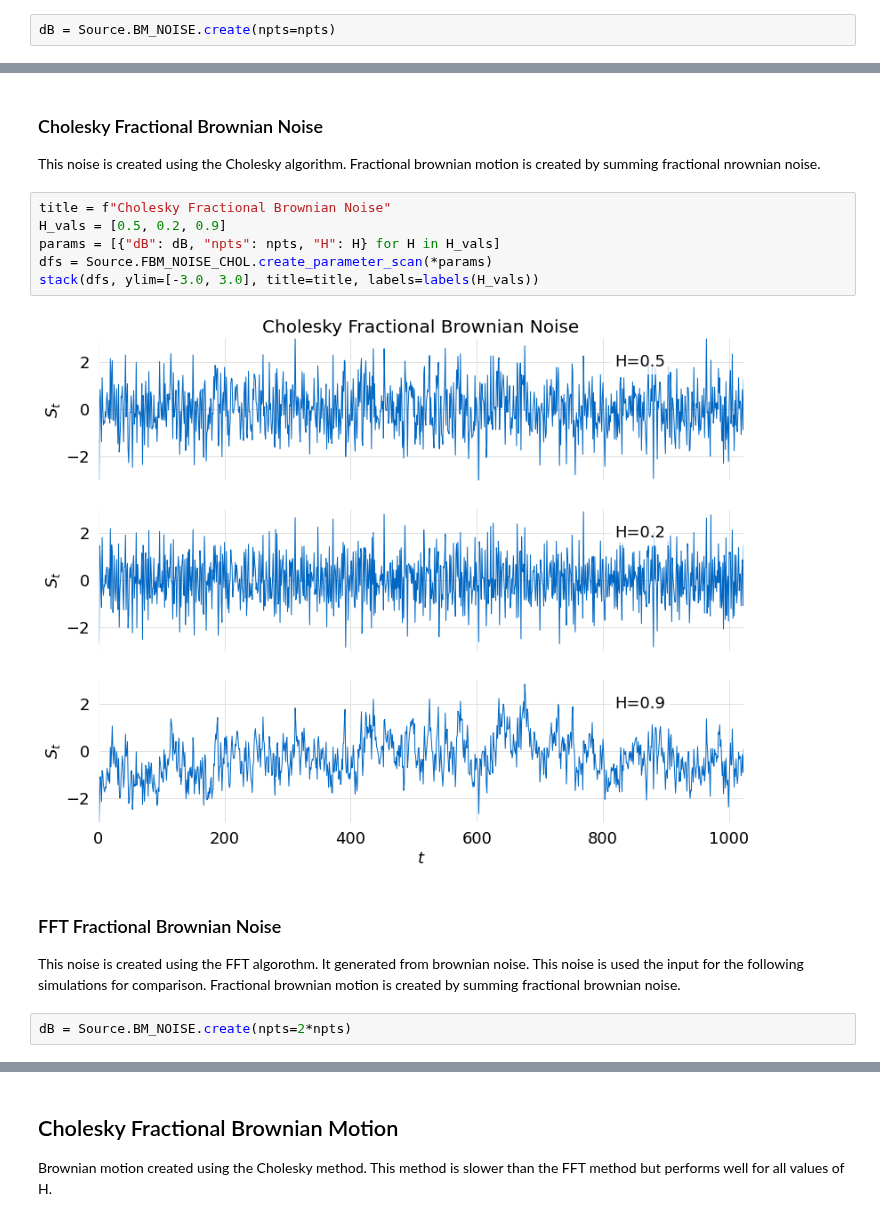
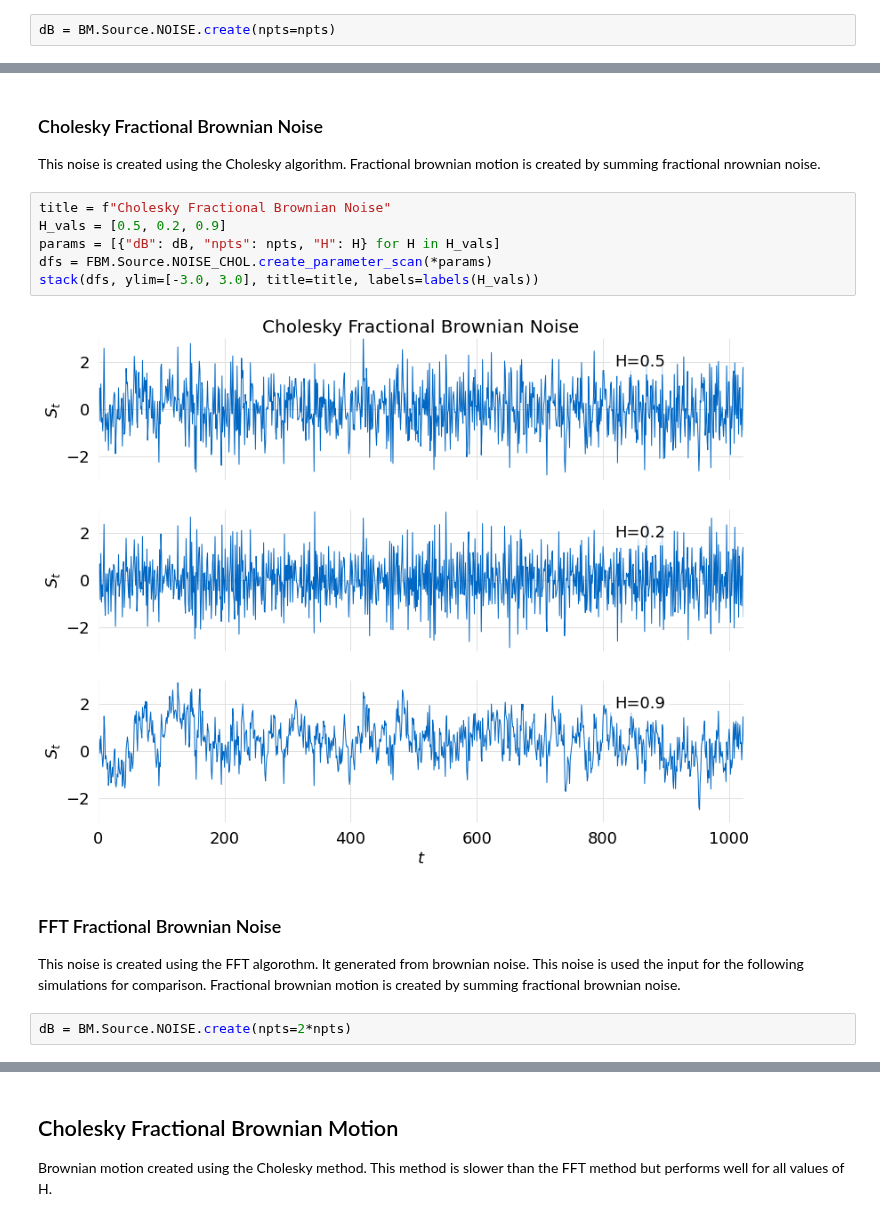
Before and after one commit to glyfish/alef, a Jupyter notebook: notebooks/random_processes/fbm.ipynb, the cells around one changed output, grey strips where cells are left out. Drawn from its saved outputs; the diff is of its cells as text.

```diff
--- a/notebooks/random_processes/fbm.ipynb
+++ b/notebooks/random_processes/fbm.ipynb
@@ -100,7 +100,7 @@ def labels(H_vals):
 Fractional brownian noise is generated from brownian noise. The Noise here is used as the input for</br>
 the following simulations for comparison.
 # %%
-dB = Source.BM_NOISE.create(npts=npts)
+dB = BM.Source.NOISE.create(npts=npts)
 # %%
 curve(dB)
 # %% [output]
@@ -111,17 +111,17 @@ This noise is created using the Cholesky algorithm. Fractional brownian motion i
 # %%
 title = f"Cholesky Fractional Brownian Noise"
 H_vals = [0.5, 0.2, 0.9]
 params = [{"dB": dB, "npts": npts, "H": H} for H in H_vals]
-dfs = Source.FBM_NOISE_CHOL.create_parameter_scan(*params)
+dfs = FBM.Source.NOISE_CHOL.create_parameter_scan(*params)
 stack(dfs, ylim=[-3.0, 3.0], title=title, labels=labels(H_vals))
 # %% [output]
-[figure, old version]
+[figure, new version]
 # %% [markdown]
 ### FFT Fractional Brownian Noise
 This noise is created using the FFT algorothm. It generated from brownian noise. This noise is used the input for the following</br>
 simulations for comparison. Fractional brownian motion is created by summing fractional brownian noise.
 # %%
-dB = Source.BM_NOISE.create(npts=2*npts)
+dB = BM.Source.NOISE.create(npts=2*npts)
 # %%
 curve(dB, npts=npts)
 # %% [output]
```
Also changed, not shown: parts of 15 cells of this notebook, 16 other files.
